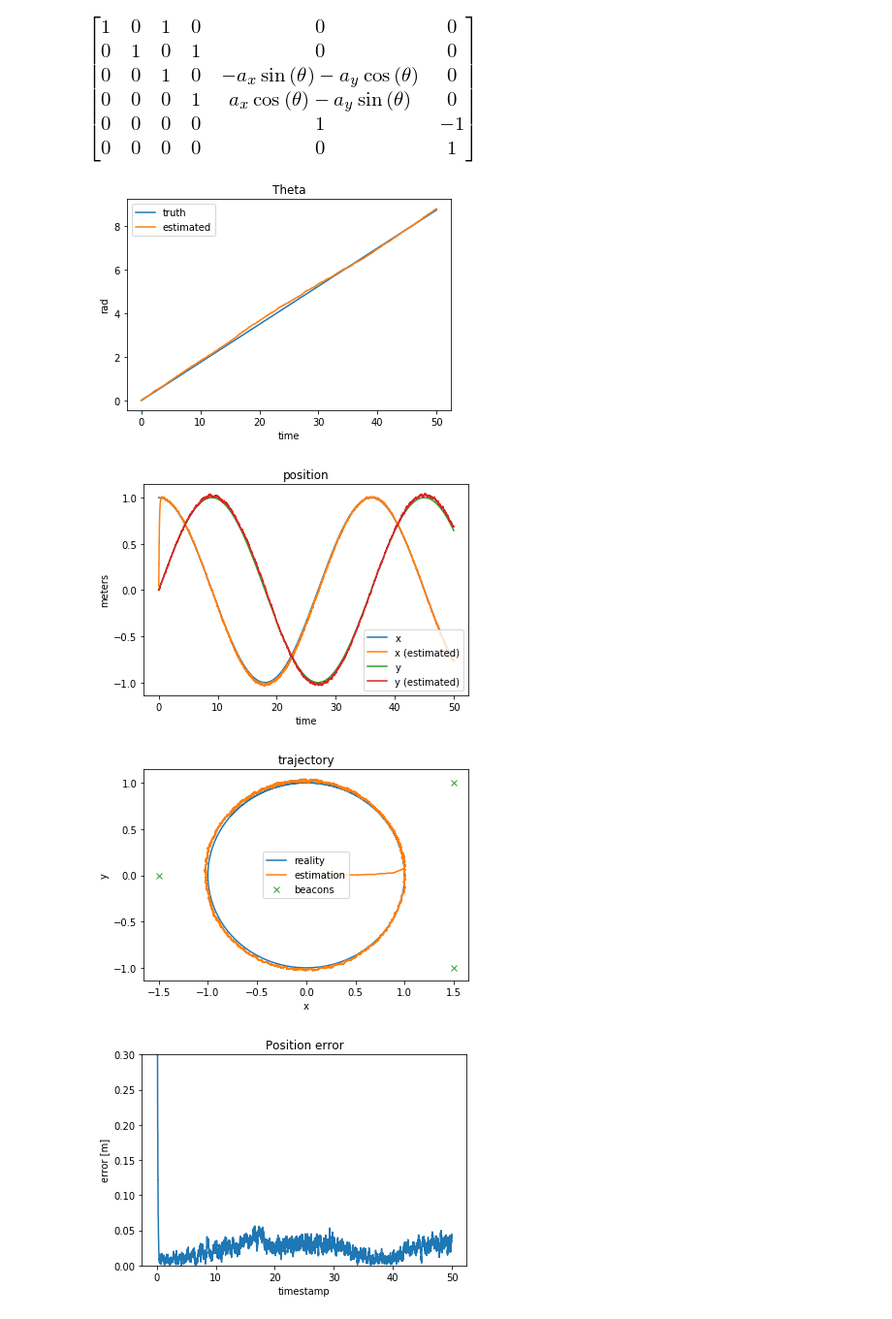
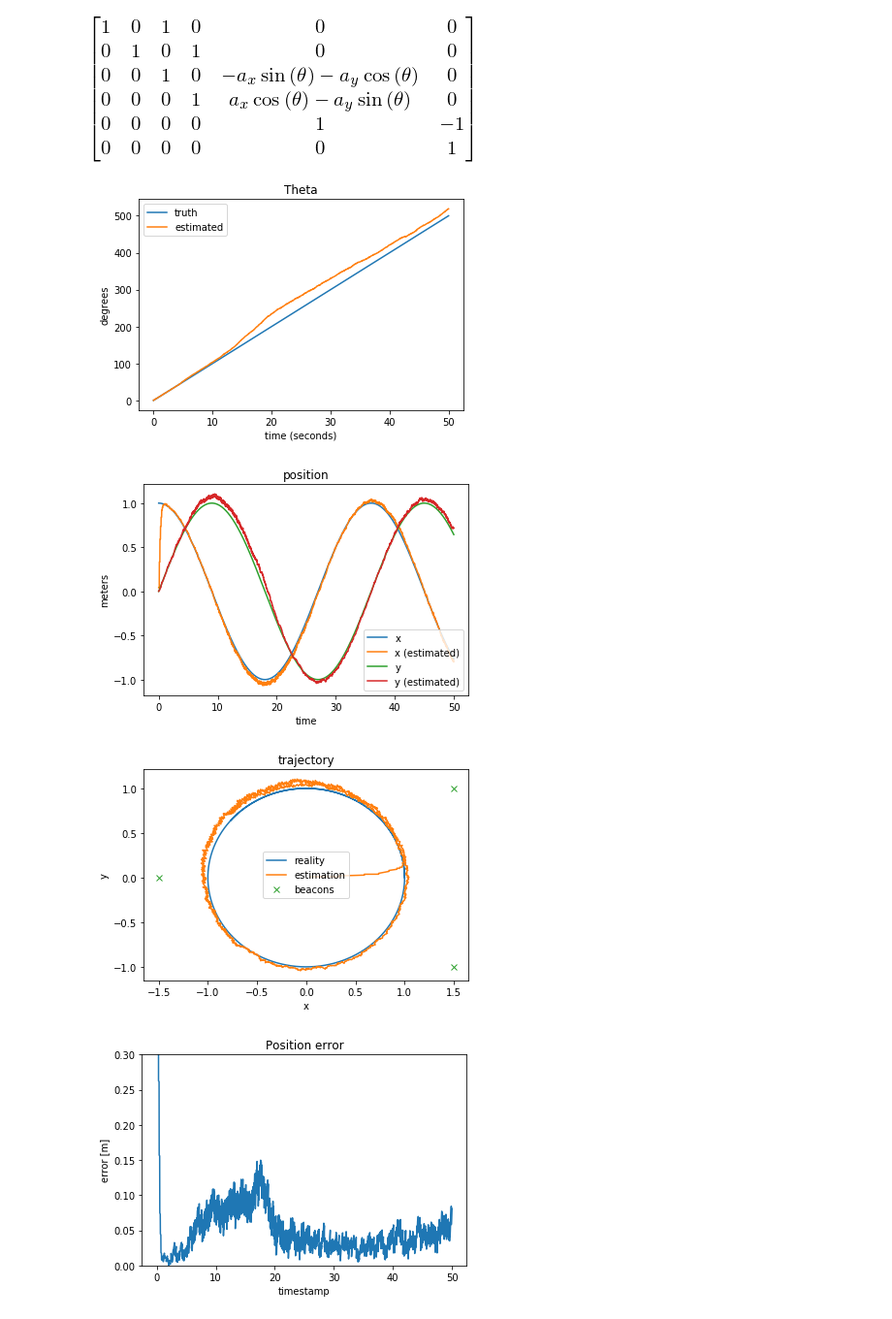
Before and after one commit to cvra/robot-software, a Jupyter notebook: doc/report/models/Differential 2 beacons.ipynb, the cells around one changed output. Shown at 97% size. Cells and saved outputs as stored; diff of their text form; code cells hidden in the pictures.

```diff
--- a/doc/report/models/Differential 2 beacons.ipynb
+++ b/doc/report/models/Differential 2 beacons.ipynb
@@ -45,7 +45,7 @@ dx = sp.Matrix([xdot,
                 sp.cos(theta) * a_x - sp.sin(theta) * a_y,
                 sp.sin(theta) * a_x + sp.cos(theta) * a_y,
                 omega - b_omega,
-                0])s
+                0])
 g = state + dt * dx
 # %% [markdown]
 ## Measurement step
@@ -154,7 +154,7 @@ for pos in BEACON_POS for uwb_pos in UWB_POS]
 # Runs the kalman filter on a circular trajectory
 import trajectories
 
-f_uwb = 50 # Update frequency for the UWB beacons
+f_uwb = 10 # Update frequency for the UWB beacons
 
 
 bias = np.deg2rad(5) # rad / s
@@ -202,41 +202,41 @@ for i, p in zip(range(10000), trajectories.generate_circular_traj(1, np.deg2rad(
     yhat.append(mu[1])
 # %%
 # Plot various results
-plt.plot(ts, angle)
-plt.plot(ts, angle_estimated)
-plt.xlabel('time')
-plt.ylabel('rad')
+plt.plot(ts, np.degrees(angle))
+plt.plot(ts, np.degrees(angle_estimated))
+plt.xlabel('time (seconds)')
+plt.ylabel('degrees')
 plt.legend(['truth', 'estimated'])
 plt.title('Theta')
 plt.show()
 
 plt.plot(ts, x)
 plt.plot(ts, xhat)
 plt.plot(ts, y)
 plt.plot(ts, yhat)
 plt.xlabel('time')
 plt.ylabel('meters')
 plt.title('position')
 plt.legend(['x', 'x (estimated)', 'y', 'y (estimated)'])
 plt.show()
 
 plt.plot(x, y)
 plt.plot(xhat, yhat)
 plt.plot([x for x, y in BEACON_POS],[y for x, y in BEACON_POS], 'x')
 plt.legend(('reality', 'estimation', 'beacons'))
 plt.title('trajectory')
 plt.xlabel('x')
 plt.ylabel('y')
 plt.show()
 
 plt.plot(ts, [np.sqrt((x-xh)**2+(y-yh)**2) for x,xh,y,yh in zip(x, xhat,y,yhat)])
 plt.xlabel('timestamp')
 plt.ylabel('error [m]')
 plt.ylim(0, 0.3)
 plt.title('Position error')
 plt.show()
 # %% [output]
-[figure, old version]
+[figure, new version]
-[figure, old version]
+[figure, new version]
-[figure, old version]
+[figure, new version]
-[figure, old version]
+[figure, new version]
```
Also changed, not shown: parts of 1 cell of this notebook.
